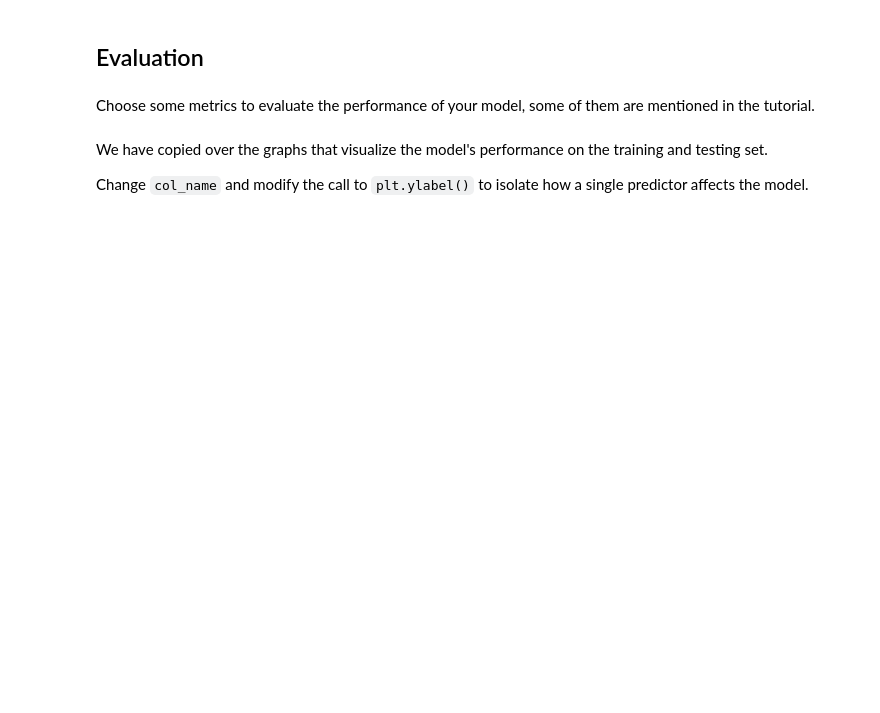
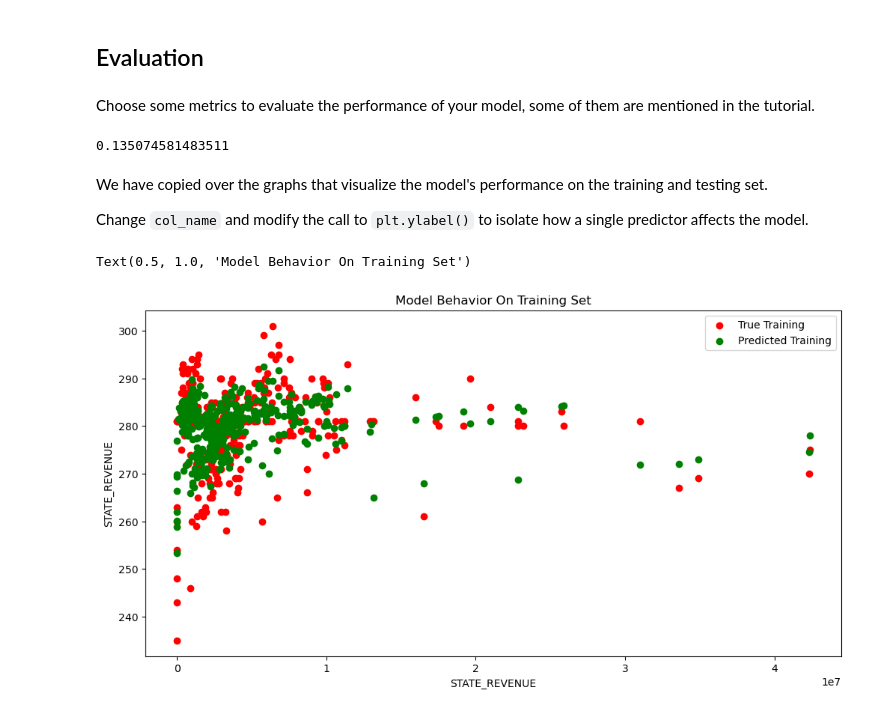
Before and after one commit to maggiescott1/MDST-Tutorial, a Jupyter notebook: MDST-Onboarding-main/tutorial1/checkpoint1.ipynb, the cells around one changed output. Cells and saved outputs as stored; diff of their text form; code cells hidden in the pictures; blank space fills up the shorter version.

```diff
--- a/MDST-Onboarding-main/tutorial1/checkpoint1.ipynb
+++ b/MDST-Onboarding-main/tutorial1/checkpoint1.ipynb
@@ -187,8 +204,14 @@ from sklearn.model_selection import train_test_split
+# %%
+# @@@ 8'YEAR')["AVG_MATH_8_SCORE"]
+X = df[['YEAR','STATE_REVENUE','AVG_READING_4_SCORE']].dropna()
+y = df.loc[X.index]['AVG_MATH_8_SCORE']
+
+y.fillna(y.median(), inplace=True)
 # %%
 # @@@ 9
 
-# X_train, X_test, y_train, y_test = train_test_split(
-#      X, y, test_size=, random_state=42)
+X_train, X_test, y_train, y_test = train_test_split(
+     X, y, test_size=.3, random_state=42)
 # %% [markdown]
 <h2> Prediction </h2>
 # %% [markdown]
@@ -199,7 +224,7 @@ ML Models [Resource](https://medium.com/@vijaya.beeravalli/comparison-of-machine
 # %%
 # @@@ 11
 # create your model here
-# model =
+model = LinearRegression()
 # %%
 model.fit(X_train, y_train)
 # %% [output]
@@ -215,3 +238,11 @@ Choose some metrics to evaluate the performance of your model, some of them are
+# %%
+# @@@ 12
+
+model.score(X_test, y_test)
+
+np.mean(model.predict(X_test)-y_test)
+# %% [output]
+0.135074581483511
 # %% [markdown]
 We have copied over the graphs that visualize the model's performance on the training and testing set.
 
@@ -219,17 +250,20 @@ Change `col_name` and modify the call to `plt.ylabel()` to isolate how a single
 # %%
 # @@@ 13
 
-# col_name = 'COLUMN NAME OF ONE PREDICTOR'
+col_name = 'STATE_REVENUE'
 
 
-# f = plt.figure(figsize=(12,6))
-# plt.scatter(X_train[col_name], y_train, color = "red")
-# plt.scatter(X_train[col_name], model.predict(X_train), color = "green")
+f = plt.figure(figsize=(12,6))
+plt.scatter(X_train[col_name], y_train, color = "red")
+plt.scatter(X_train[col_name], model.predict(X_train), color = "green")
 
-# plt.legend(['True Training','Predicted Training'])
-# plt.xlabel(col_name)
-# plt.ylabel('NAME OF THE PREDICTOR')
-# plt.title("Model Behavior On Training Set")
+plt.legend(['True Training','Predicted Training'])
+plt.xlabel(col_name)
+plt.ylabel('STATE_REVENUE')
+plt.title("Model Behavior On Training Set")
+# %% [output]
+Text(0.5, 1.0, 'Model Behavior On Training Set')
+[figure, added]
 # %%
 # @@@ 14
 
```
Also changed, not shown: parts of 14 cells of this notebook.
